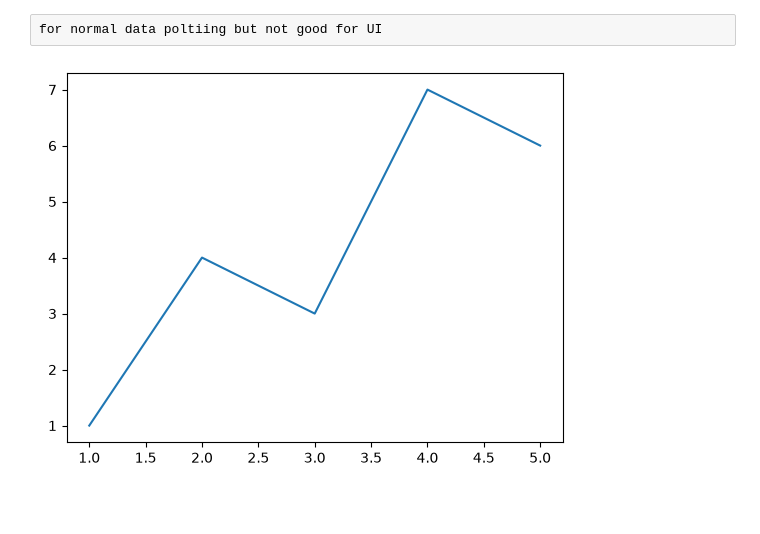
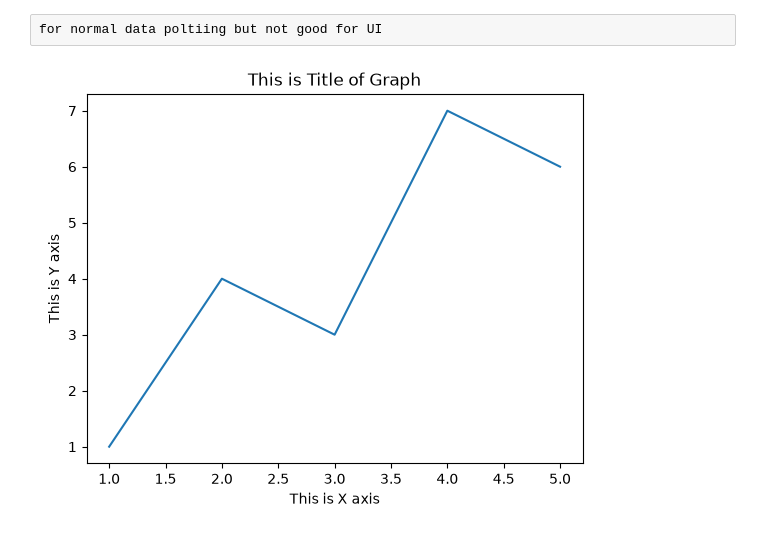
Before and after one commit to broadpeak321/Lecture11-EDA-Data_Visulization-and-Presentation, a Jupyter notebook: Lecture11EDAvisulization.ipynb, the cells around one changed output. Drawn from its saved outputs; the diff is of its cells as text; code cells hidden in the pictures; blank space fills up the shorter version.

```diff
--- a/Lecture11EDAvisulization.ipynb
+++ b/Lecture11EDAvisulization.ipynb
@@ -32,7 +32,9 @@ x = [1,2,3,4,5]
 y=[1,4,3,7,6]
 # %%
 plt.plot(x,y)
-
+plt.xlabel('This is X axis')
+plt.ylabel('This is Y axis')
+plt.title('This is Title of Graph')
 plt.show()
 # %% [output]
-[figure, old version]
+[figure, new version]
```
Also changed, not shown: parts of 6 cells of this notebook.
